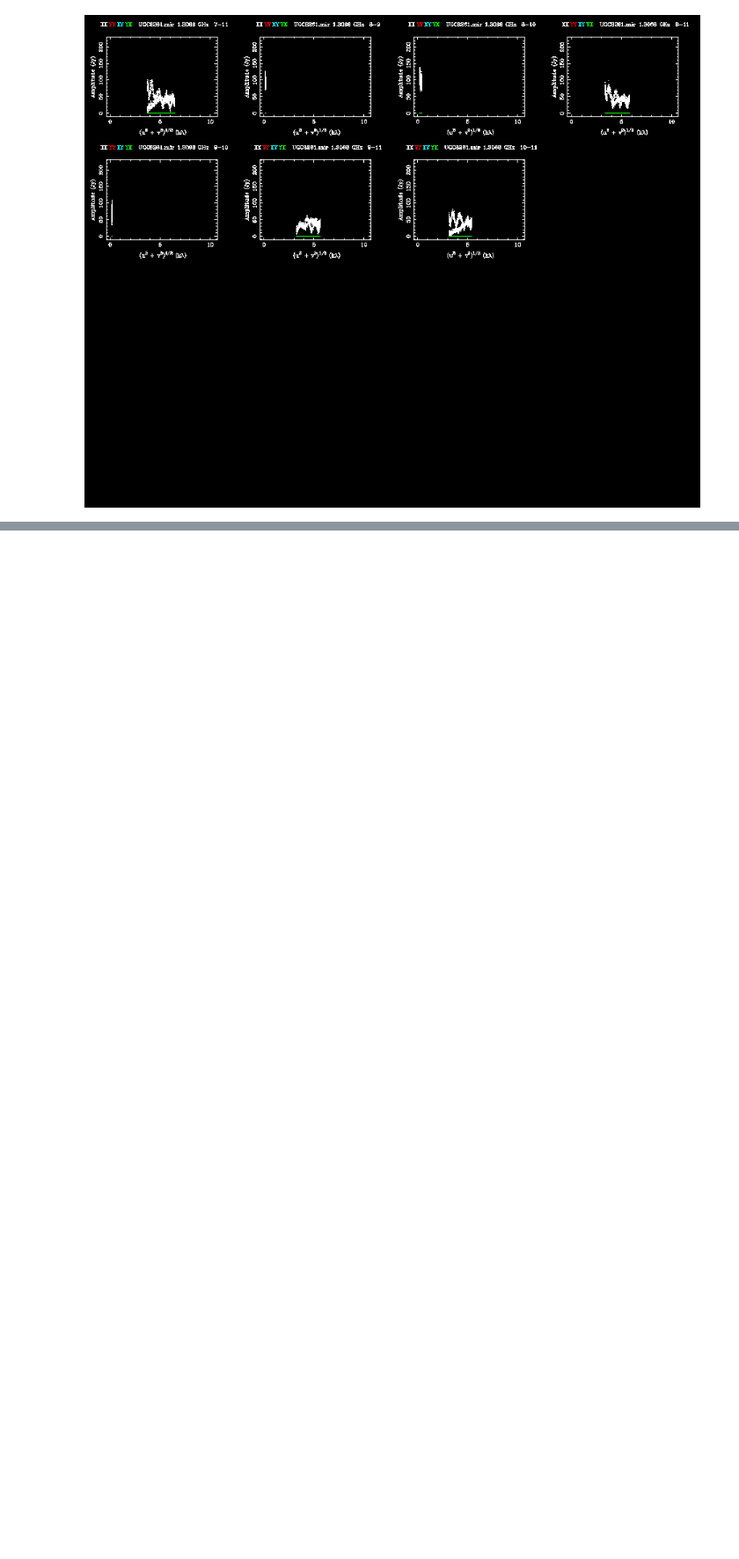
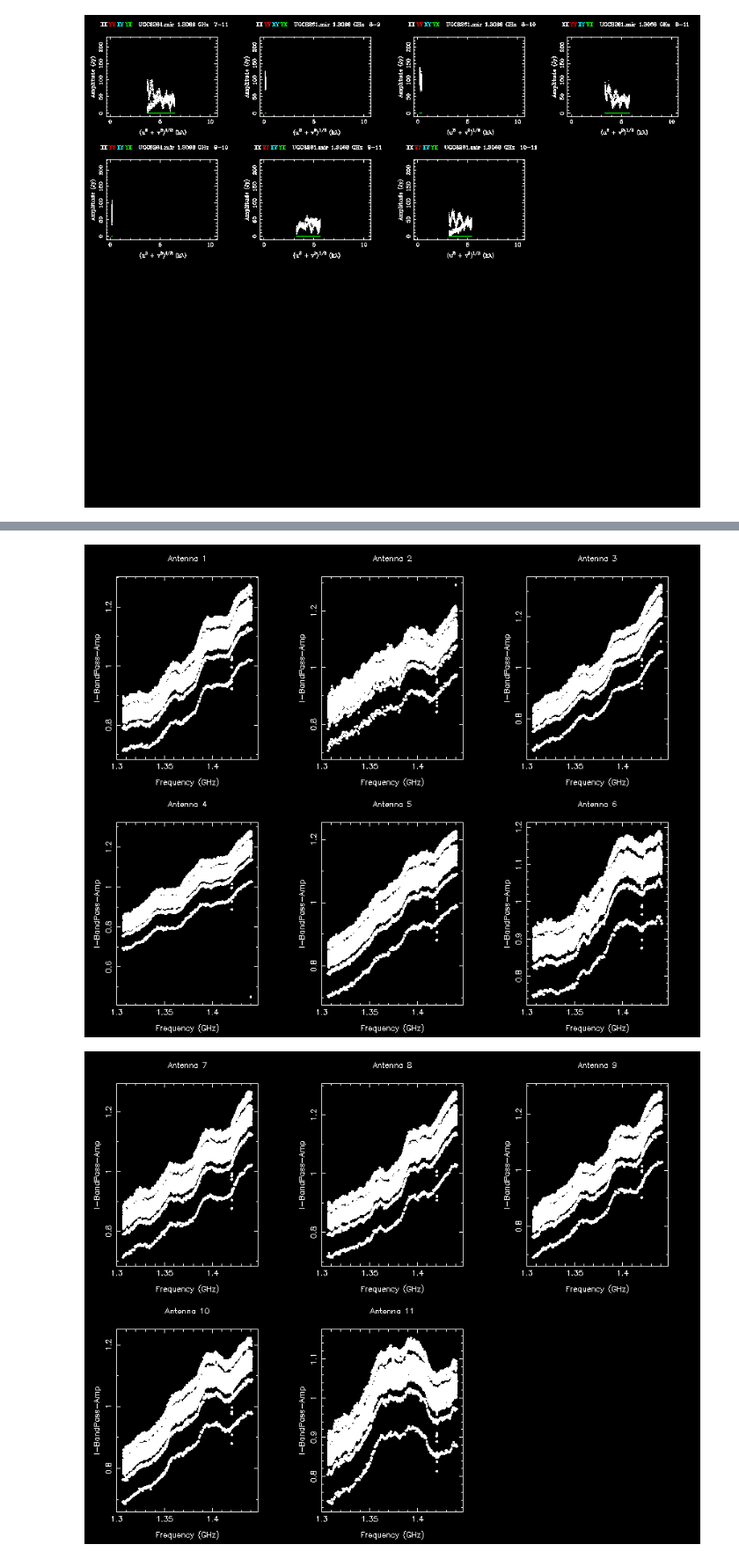
Before and after one commit to apertif/shakedown, a Jupyter notebook: Data quality assessment.ipynb, the cells around one changed output, grey strips where cells are left out. Shown at 88% size. Saved outputs shown, nothing was run; the diff lists cells and outputs as text; code cells hidden in the pictures; blank space fills up the shorter version.

Commit message:
Crosscal solution plots

```diff
--- a/Data quality assessment.ipynb
+++ b/Data quality assessment.ipynb
@@ -207,0 +268,17 @@ Print gain amplitude solutions
+# %%
+"""Display BP amp plots"""
+
+bpamplist_png = glob.glob(convert.crosscaldir+'/'+'bp_amp.gif*png')
+#print atpltlist_png
+
+#load each file as an image
+x=Image(bpamplist_png[0])
+y=Image(bpamplist_png[1])
+#z=Image(atpltlist_png[2])
+#w=Image(atpltlist_png[3])
+
+#then display all images
+display(x,y)
+# %% [output]
+[figure, added]
+[figure, added]
```
Also changed, not shown: parts of 7 cells of this notebook.
